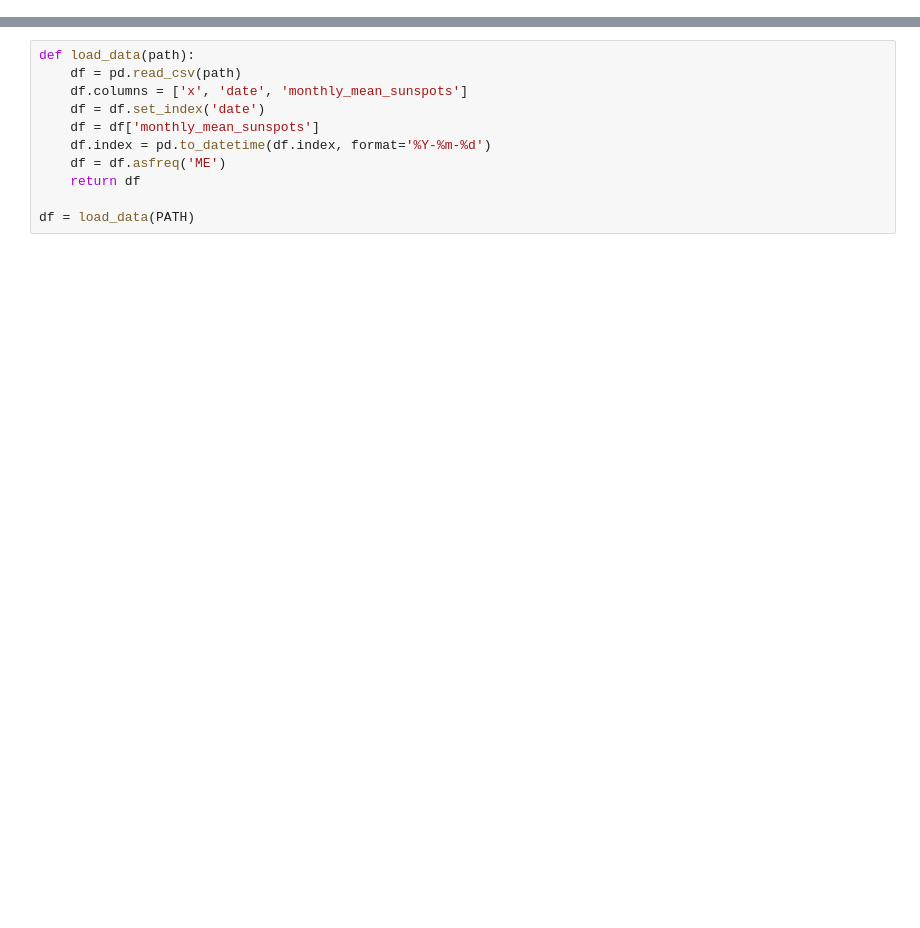
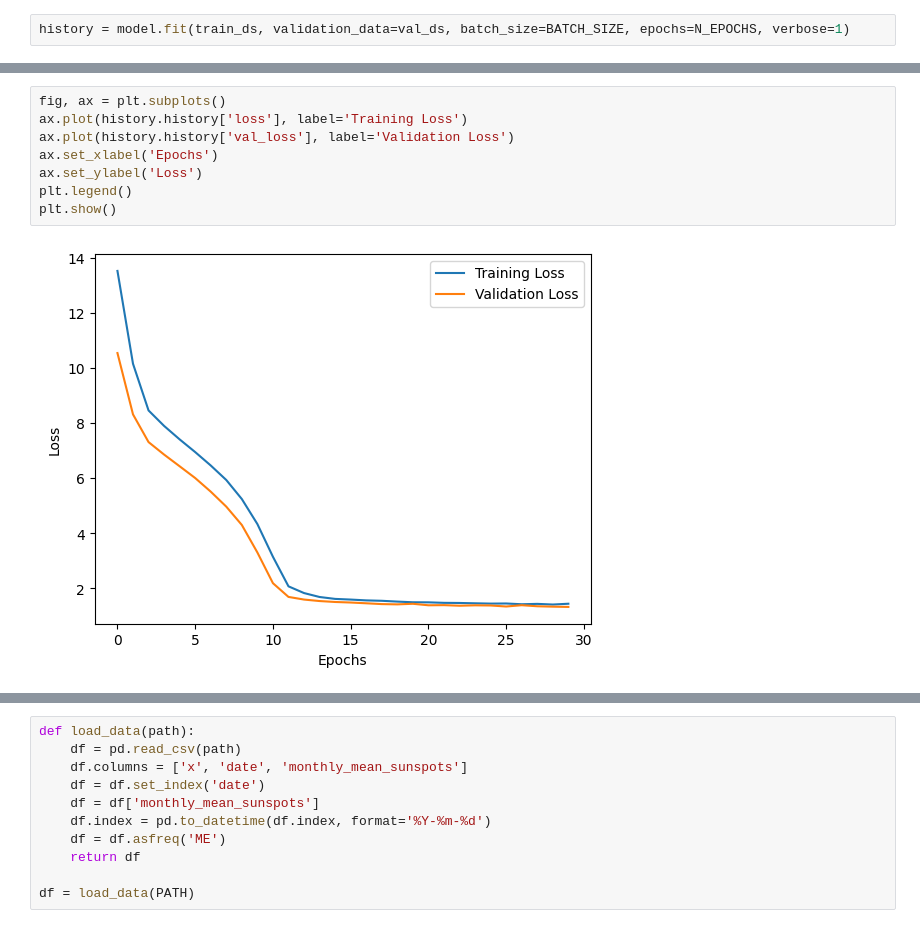
Before and after one commit to robetatis/study_notes_ml, a Jupyter notebook: sunspots.ipynb, the cells around one changed output, grey strips where cells are left out. Saved outputs shown, nothing was run; the diff lists cells and outputs as text; blank space fills up the shorter version.

```diff
--- a/sunspots.ipynb
+++ b/sunspots.ipynb
@@ -5,0 +93,2 @@ import matplotlib.pyplot as plt
+# %%
+history = model.fit(train_ds, validation_data=val_ds, batch_size=BATCH_SIZE, epochs=N_EPOCHS, verbose=1)
@@ -5,0 +115,10 @@ import matplotlib.pyplot as plt
+# %%
+fig, ax = plt.subplots()
+ax.plot(history.history['loss'], label='Training Loss')
+ax.plot(history.history['val_loss'], label='Validation Loss')
+ax.set_xlabel('Epochs')
+ax.set_ylabel('Loss')
+plt.legend()
+plt.show()
+# %% [output]
+[figure, added]
```
Also changed, not shown: parts of 18 cells of this notebook, 1 other file.
